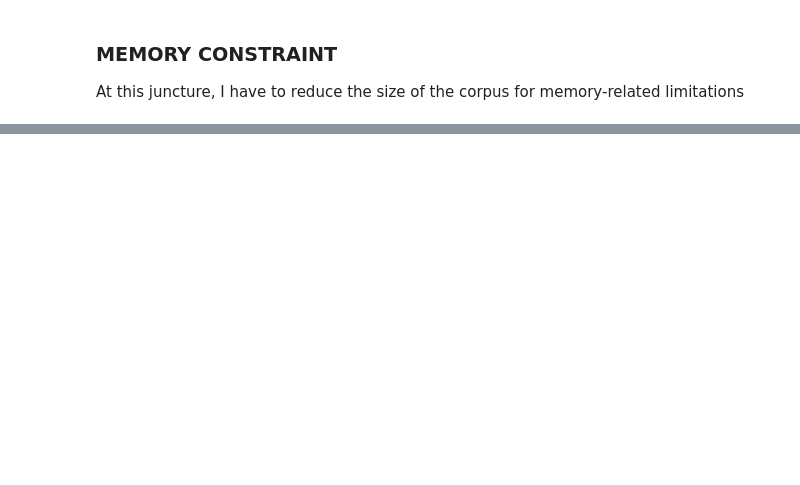
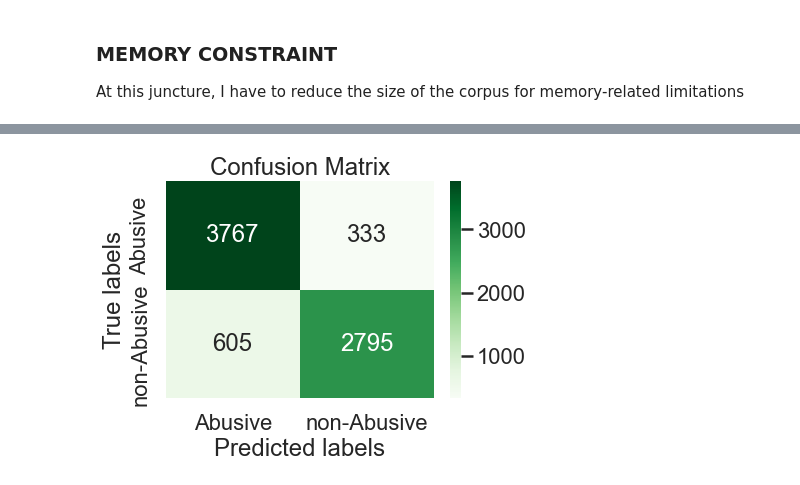
Before and after one commit to dpowell022/Abusive-Language-Detection, a Jupyter notebook: Capstone_Detect_HateSpeech.ipynb, the cells around one changed output, grey strips where cells are left out. Drawn from its saved outputs; the diff is of its cells as text; code cells hidden in the pictures; blank space fills up the shorter version.

```diff
--- a/Capstone_Detect_HateSpeech.ipynb
+++ b/Capstone_Detect_HateSpeech.ipynb
@@ -255,0 +342,18 @@ plt.boxplot(pd.DataFrame(y_pred))
+# %%
+from sklearn.ensemble import RandomForestClassifier
+from sklearn.metrics import f1_score
+from sklearn.metrics import accuracy_score,log_loss
+
+from sklearn.ensemble import RandomForestClassifier
+clf = RandomForestClassifier(n_estimators=300, random_state = 123,n_jobs=-1)
+model_res = clf.fit(X_train, y_train)
+y_pred = model_res.predict(X_test)
+y_pred_prob = model_res.predict_proba(X_test)
+lr_probs = y_pred_prob[:,1]
+ac = accuracy_score(y_test, y_pred)
+
+f1 = f1_score(y_test, y_pred, average='weighted')
+cm = confusion_matrix(y_test, y_pred)
+
+print('Random Forest: Accuracy=%.3f' % (ac))
+print('Random Forest: f1-score=%.3f' % (f1))
@@ -255,0 +379,12 @@ plt.boxplot(pd.DataFrame(y_pred))
+# %%
+ax= plt.subplot()
+sns.heatmap(confusion_matrix(y_test, y_pred), annot=True, fmt='g', ax=ax, cmap='Greens');  #annot=True to annotate cells, ftm='g' to disable scientific notation
+
+# labels, title and ticks
+ax.set_xlabel('Predicted labels');ax.set_ylabel('True labels');
+ax.set_title('Confusion Matrix');
+ax.xaxis.set_ticklabels(['Abusive', 'non-Abusive']); ax.yaxis.set_ticklabels(['Abusive', 'non-Abusive']);
+
+#print('Confusion Matrix:',confusion_matrix(y_test, y_predict))
+# %% [output]
+[figure, added]
```
Also changed, not shown: parts of 63 cells of this notebook.
